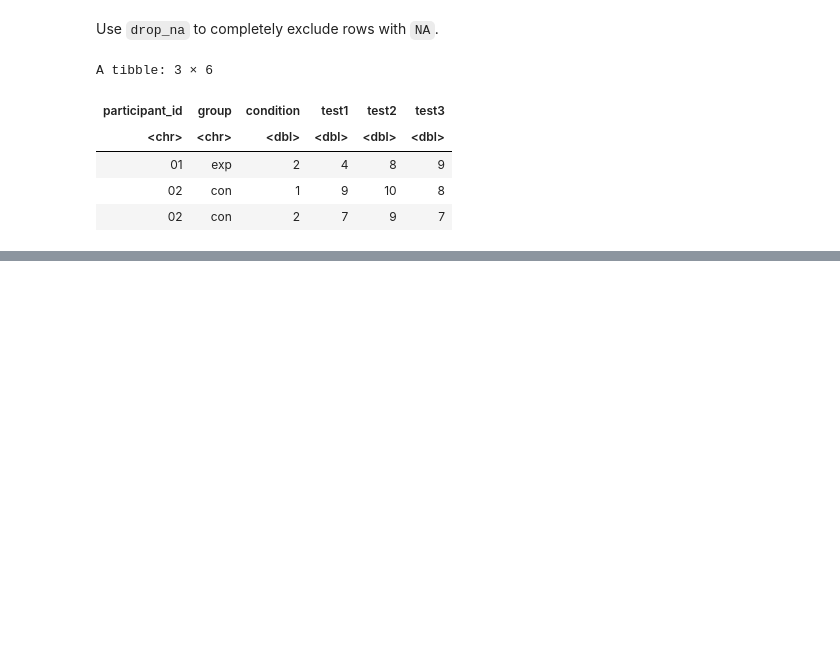
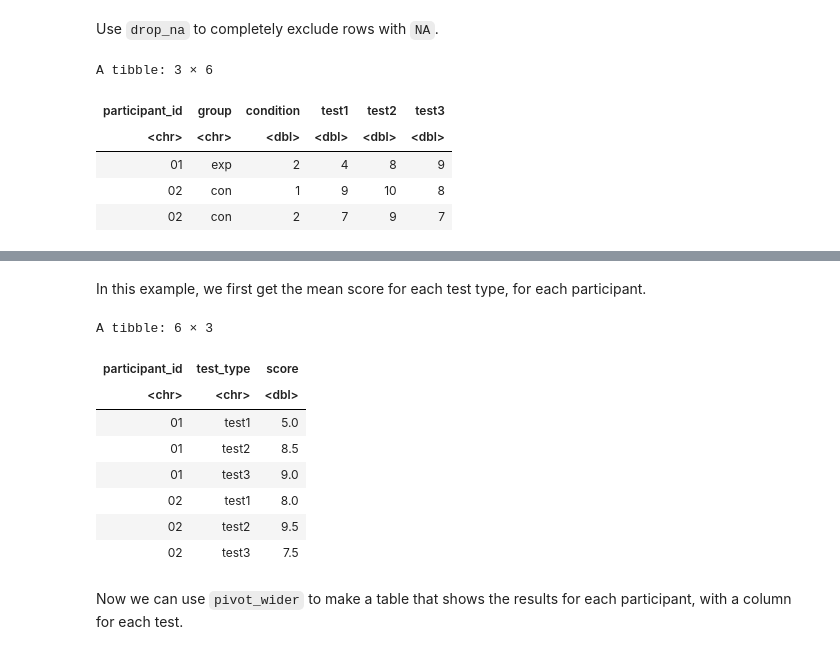
Before and after one commit to mortonne/datascipsych, a Jupyter notebook: chapters/chapter8/review_r.ipynb, the cells around one changed output, grey strips where cells are left out. Cells and saved outputs as stored; diff of their text form; code cells hidden in the pictures; blank space fills up the shorter version.

```diff
--- a/chapters/chapter8/review_r.ipynb
+++ b/chapters/chapter8/review_r.ipynb
@@ -191,0 +327,19 @@ A tibble: 3 × 6
+# %% [markdown]
+In this example, we first get the mean score for each test type, for each participant.
+# %%
+means <- long |>
+  group_by(participant_id, test_type) |>
+  summarise(score = mean(score,  na.rm = TRUE), .groups = "drop")
+means
+# %% [output]
+A tibble: 6 × 3
+| participant_id | test_type | score |
+| <chr> | <chr> | <dbl> |
+| 01 | test1 | 5.0 |
+| 01 | test2 | 8.5 |
+| 01 | test3 | 9.0 |
+| 02 | test1 | 8.0 |
+| 02 | test2 | 9.5 |
+| 02 | test3 | 7.5 |
+# %% [markdown]
+Now we can use `pivot_wider` to make a table that shows the results for each participant, with a column for each test.
```
Also changed, not shown: parts of 21 cells of this notebook.
